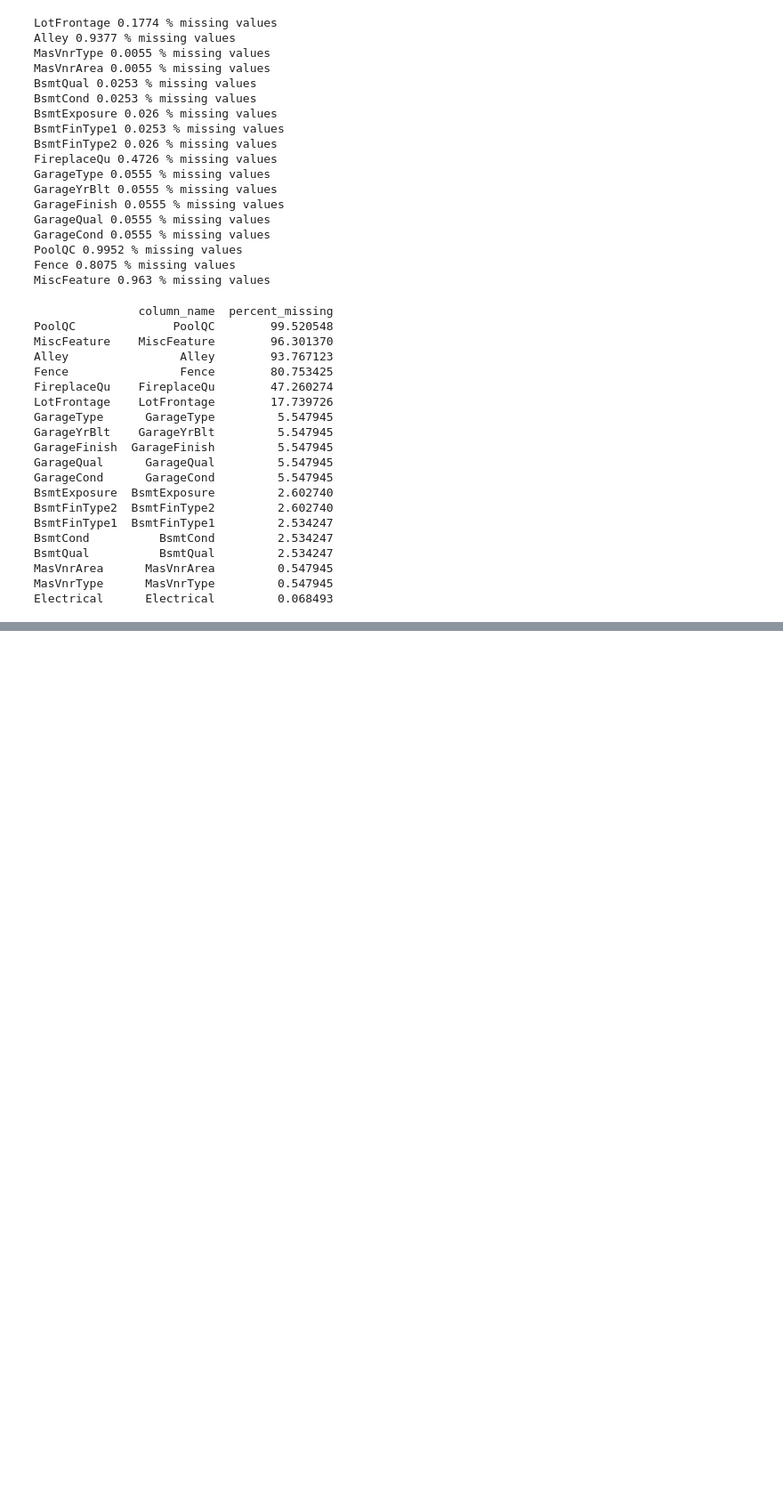
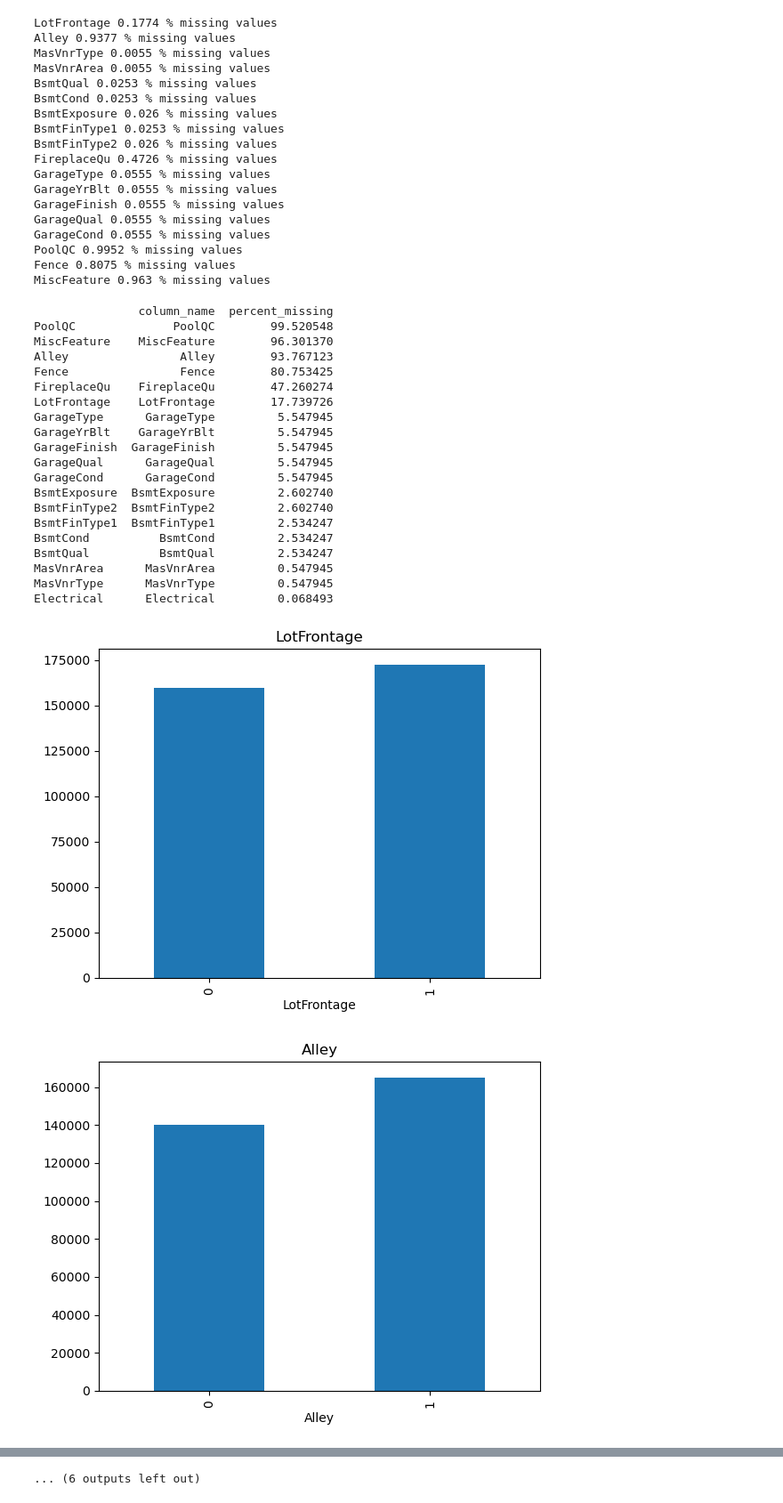
Before and after one commit to manasapullannagari/House_Price_prediction, a Jupyter notebook: EDA.ipynb, the cells around one changed output, grey strips where cells are left out. Shown at 89% size. Drawn from its saved outputs; the diff is of its cells as text; code cells hidden in the pictures; blank space fills up the shorter version.

```diff
--- a/EDA.ipynb
+++ b/EDA.ipynb
@@ -88,0 +92,12 @@ Electrical      Electrical         0.068493
+# %%
+for feature in features_with_na:
+    data =df.copy()
+    #lets make a change to the variable that indicates 1 if the observation is missing or 0 otherwise
+    data[feature]=np.where(data[feature].isnull(),1,0)
+    #lets calculate the mean salesprice where the info is missing or present
+    data.groupby(feature)['SalePrice'].median().plot.bar()
+    plt.title(feature)
+    plt.show()
+# %% [output]
+[figure, added]
+[figure, added]
@@ -88,0 +114 @@ Electrical      Electrical         0.068493
+... (6 outputs left out)
```
Also changed, not shown: parts of 3 cells of this notebook.
